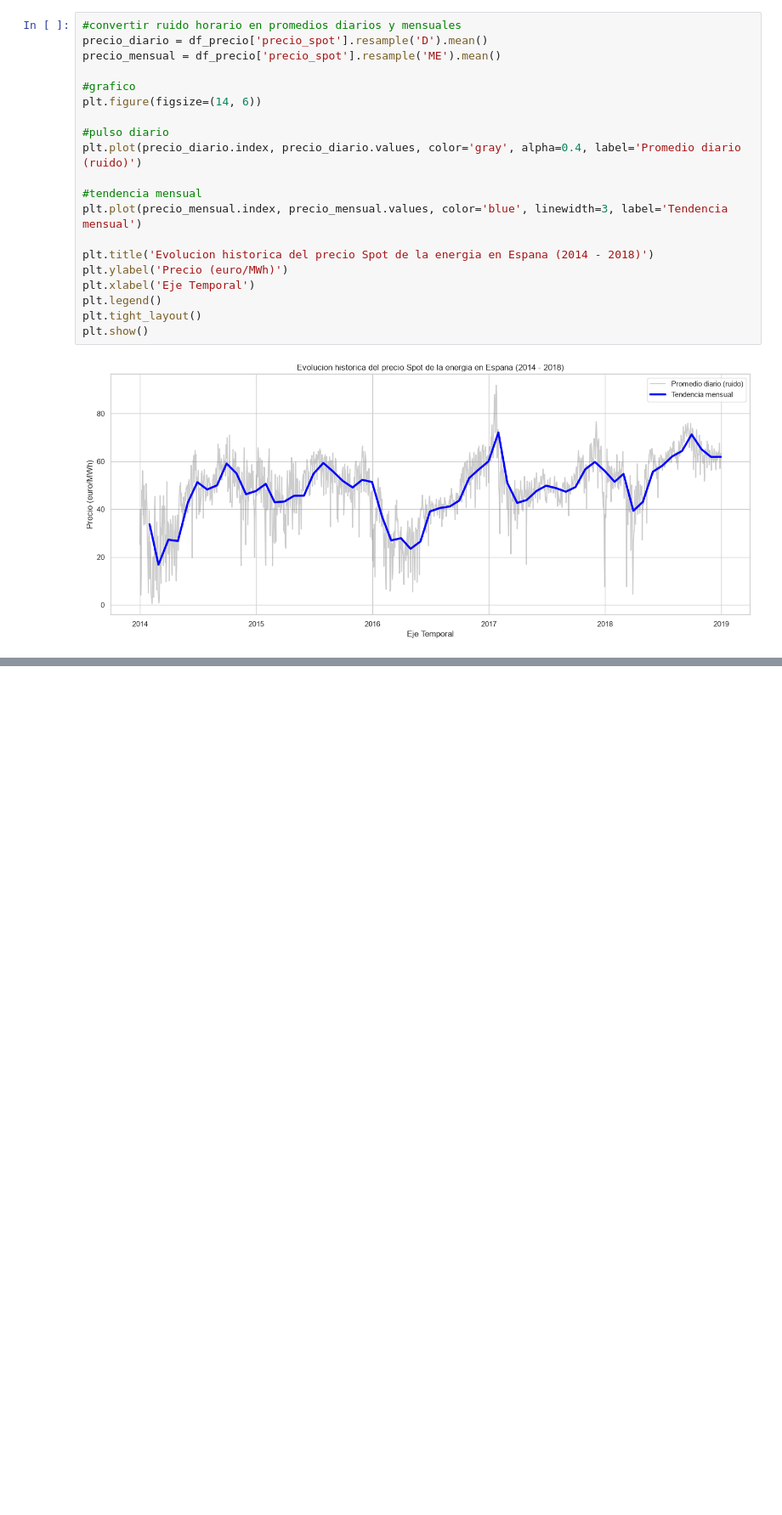
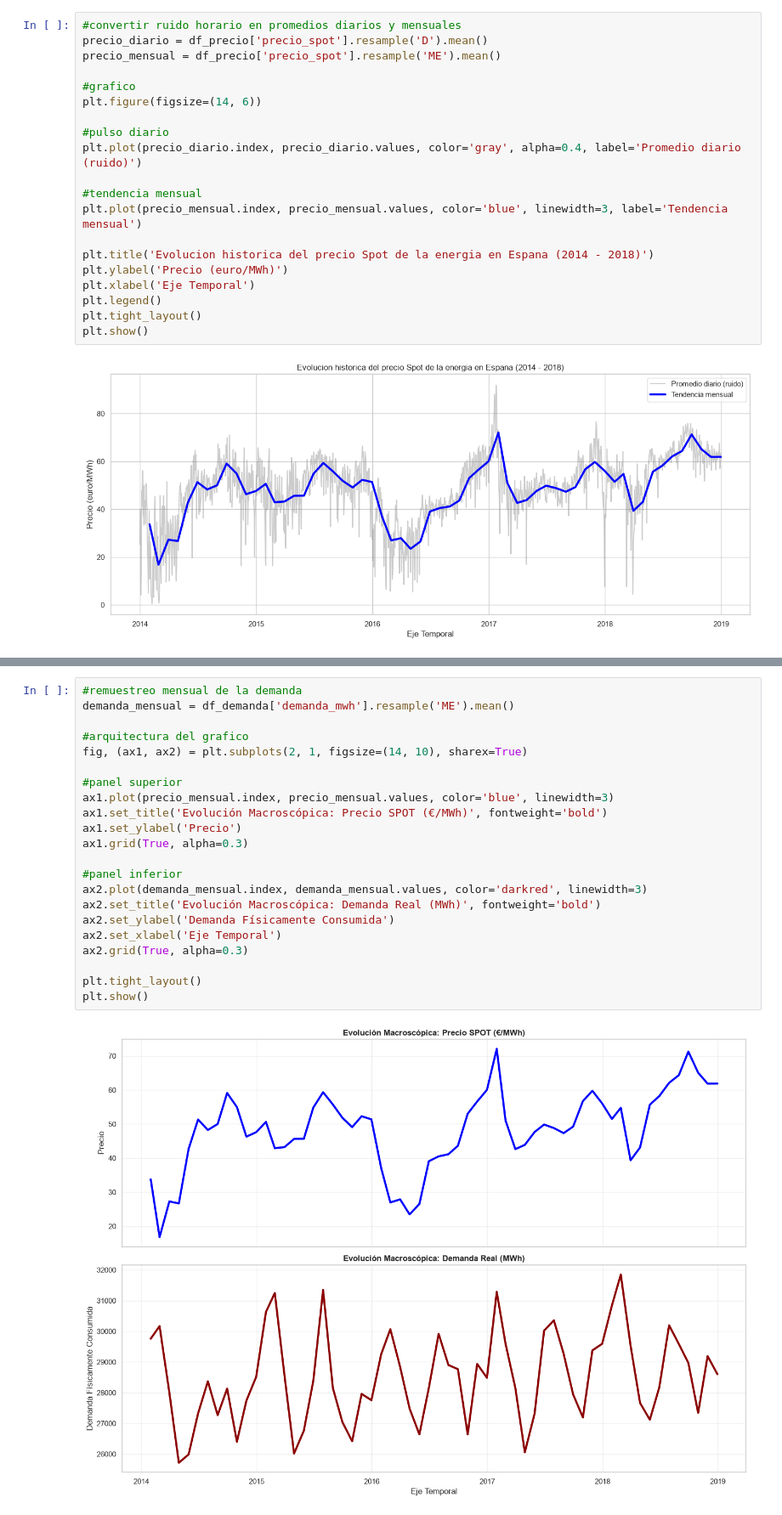
Before and after one commit to Cesahz/california-housing-energy-eda, a Jupyter notebook: notebooks/2.0-energy-market-eda.ipynb, the cells around one changed output, grey strips where cells are left out. Shown at 85% size. Saved outputs shown, nothing was run; the diff lists cells and outputs as text; blank space fills up the shorter version.

Commit message:
feat: ejecutar analisis bivariado cruzando precio spot contra la demanda real

```diff
--- a/notebooks/2.0-energy-market-eda.ipynb
+++ b/notebooks/2.0-energy-market-eda.ipynb
@@ -143,0 +147,24 @@ plt.show()
+# %%
+#remuestreo mensual de la demanda
+demanda_mensual = df_demanda['demanda_mwh'].resample('ME').mean()
+
+#arquitectura del grafico
+fig, (ax1, ax2) = plt.subplots(2, 1, figsize=(14, 10), sharex=True)
+
+#panel superior
+ax1.plot(precio_mensual.index, precio_mensual.values, color='blue', linewidth=3)
+ax1.set_title('Evolución Macroscópica: Precio SPOT (€/MWh)', fontweight='bold')
+ax1.set_ylabel('Precio')
+ax1.grid(True, alpha=0.3)
+
+#panel inferior
+ax2.plot(demanda_mensual.index, demanda_mensual.values, color='darkred', linewidth=3)
+ax2.set_title('Evolución Macroscópica: Demanda Real (MWh)', fontweight='bold')
+ax2.set_ylabel('Demanda Físicamente Consumida')
+ax2.set_xlabel('Eje Temporal')
+ax2.grid(True, alpha=0.3)
+
+plt.tight_layout()
+plt.show()
+# %% [output]
+[figure, added]
```
Also changed, not shown: parts of 1 cell of this notebook.
